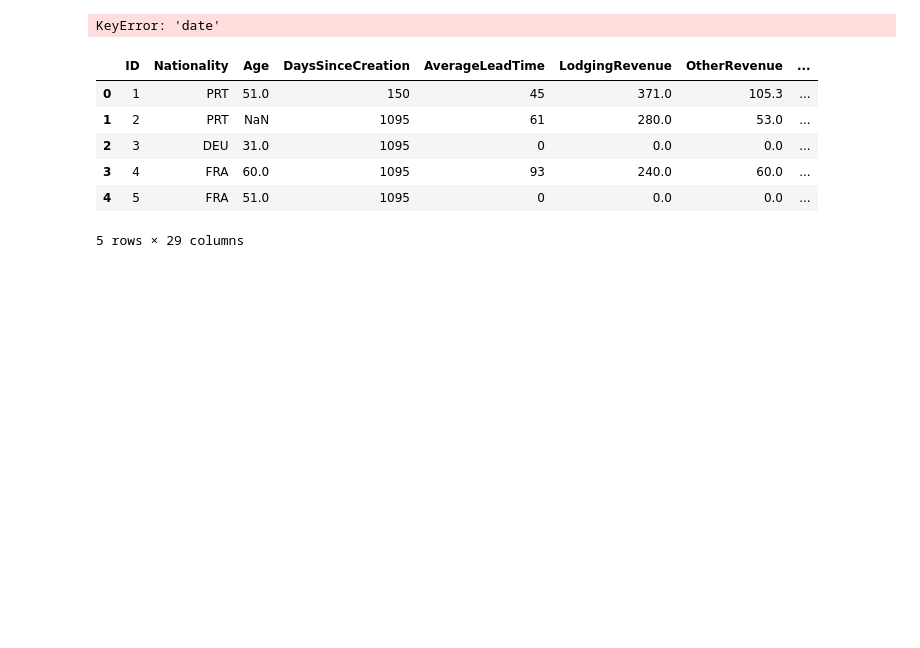
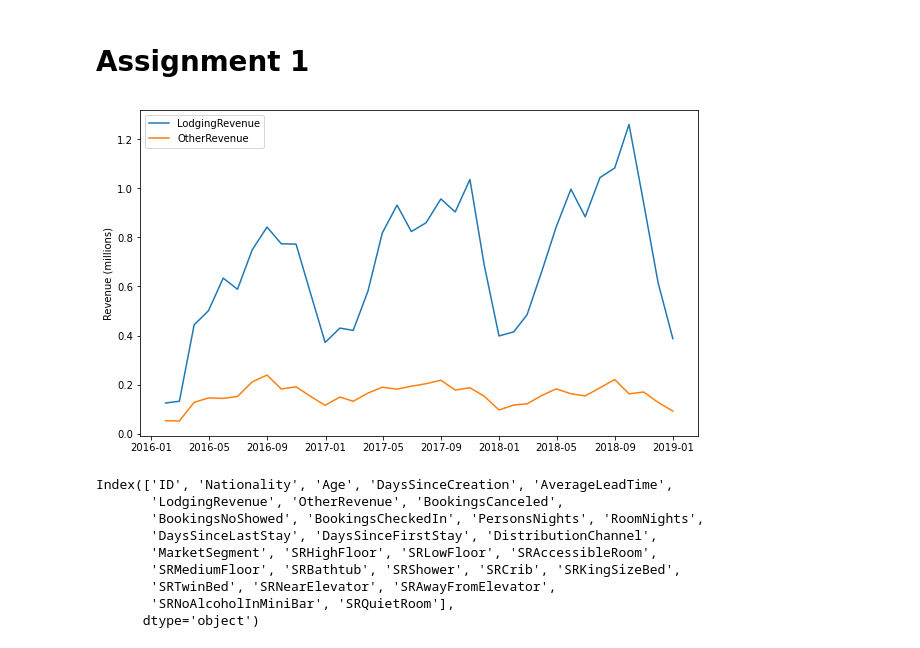
Before and after one commit to naruhikohama/dataviz-python, a Jupyter notebook: assignments.ipynb, the cells around one changed output. Saved outputs shown, nothing was run; the diff lists cells and outputs as text; code cells hidden in the pictures; blank space fills up the shorter version.

Commit message:
adicionando assignment 1 finalizado

```diff
--- a/assignments.ipynb
+++ b/assignments.ipynb
@@ -5,17 +5,42 @@ import matplotlib.pyplot as plt
 %matplotlib inline
 # %%
 hotels = pd.read_excel('data/HotelCustomersDataset.xlsx')
+# %%
+hotels['date'] = (pd.to_datetime('2018-12-31') - pd.to_timedelta(hotels['DaysSinceCreation'], unit = 'D')).astype('datetime64[ns]')
+# %% [markdown]
+# Assignment 1
 # %%
-room_nights = hotels.groupby('date').agg(RoomNights = pd.NamedAgg("RoomNights", 'sum'))
+daily_revenue = (hotels
+                 .groupby('date')
+                 .agg(
+                    LodgingRevenue = pd.NamedAgg('LodgingRevenue', 'sum'),
+                    OtherRevenue = pd.NamedAgg('OtherRevenue', 'sum')
+                 )
+                 )
+monthly_revenue = daily_revenue.resample('M').sum()
-# %% [output]
-KeyError: 'date'
+# %%
+fig, ax = plt.subplots(figsize = (10 ,6))
+
+ax.plot(monthly_revenue.index, monthly_revenue['LodgingRevenue'] / 1_000_000)
+ax.plot(monthly_revenue.index, monthly_revenue['OtherRevenue'] / 1_000_000)
+
+ax.set_ylabel('Revenue (millions)')
+
+
+ax.legend(monthly_revenue.columns)
+
+plt.show()
+# %% [output]
+[figure, added]
 # %%
-hotels.head()
+hotels.columns
 # %% [output]
-|  | ID | Nationality | Age | DaysSinceCreation | AverageLeadTime | LodgingRevenue | OtherRevenue | ... |
-| 0 | 1 | PRT | 51.0 | 150 | 45 | 371.0 | 105.3 | ... |
-| 1 | 2 | PRT | NaN | 1095 | 61 | 280.0 | 53.0 | ... |
-| 2 | 3 | DEU | 31.0 | 1095 | 0 | 0.0 | 0.0 | ... |
-| 3 | 4 | FRA | 60.0 | 1095 | 93 | 240.0 | 60.0 | ... |
-| 4 | 5 | FRA | 51.0 | 1095 | 0 | 0.0 | 0.0 | ... |
-5 rows × 29 columns
+Index(['ID', 'Nationality', 'Age', 'DaysSinceCreation', 'AverageLeadTime',
+       'LodgingRevenue', 'OtherRevenue', 'BookingsCanceled',
+       'BookingsNoShowed', 'BookingsCheckedIn', 'PersonsNights', 'RoomNights',
+       'DaysSinceLastStay', 'DaysSinceFirstStay', 'DistributionChannel',
+       'MarketSegment', 'SRHighFloor', 'SRLowFloor', 'SRAccessibleRoom',
+       'SRMediumFloor', 'SRBathtub', 'SRShower', 'SRCrib', 'SRKingSizeBed',
+       'SRTwinBed', 'SRNearElevator', 'SRAwayFromElevator',
+       'SRNoAlcoholInMiniBar', 'SRQuietRoom'],
+      dtype='object')
```
